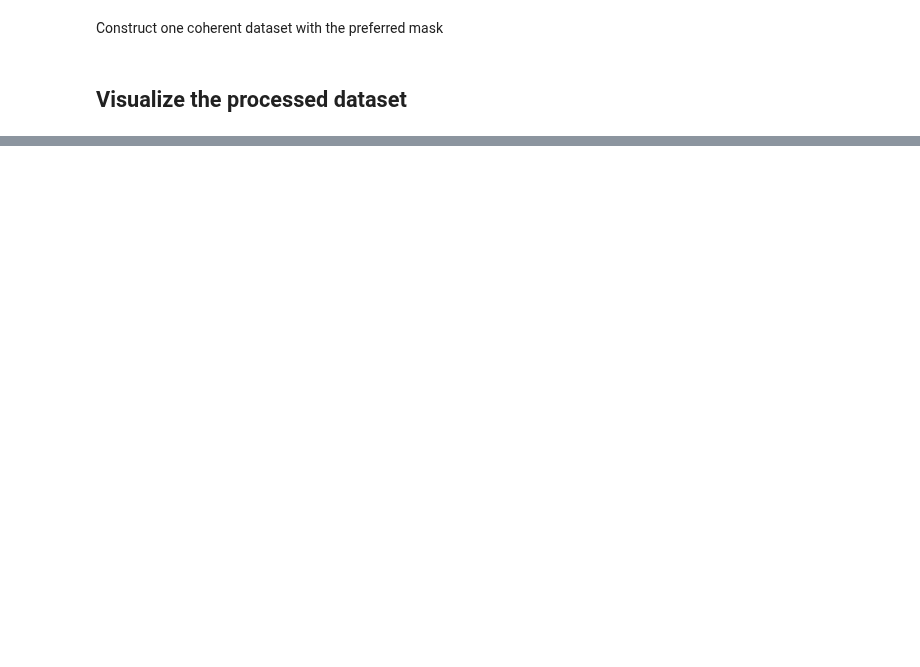
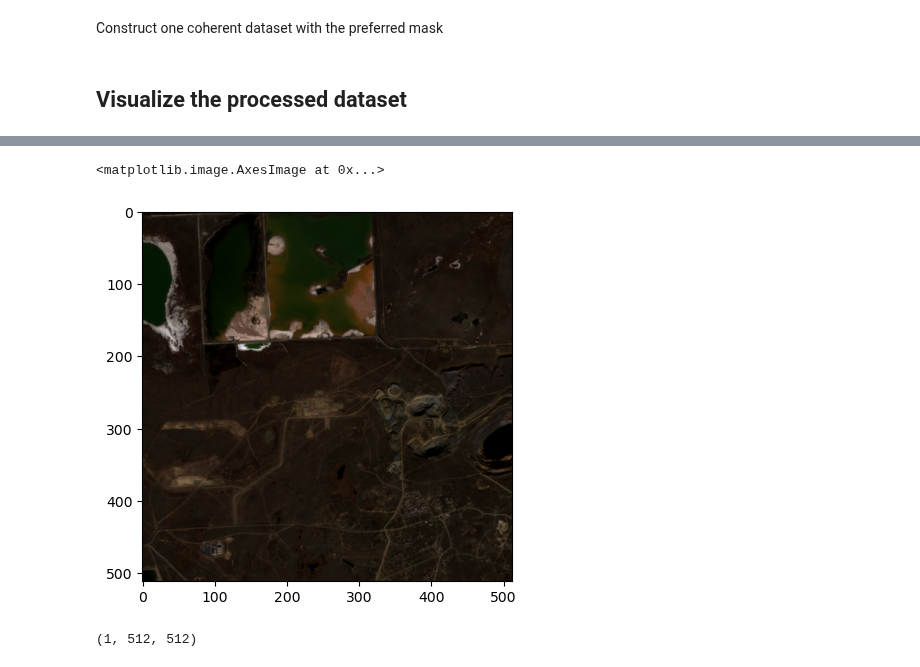
Before and after one commit to SimonJasansky/mine-segmentation, a Jupyter notebook: notebooks/04_check_dataset.ipynb, the cells around one changed output, grey strips where cells are left out. Saved outputs shown, nothing was run; the diff lists cells and outputs as text; code cells hidden in the pictures; blank space fills up the shorter version.

```diff
--- a/notebooks/04_check_dataset.ipynb
+++ b/notebooks/04_check_dataset.ipynb
@@ -124,0 +129,7 @@ Map(center=[58.249921881962344, 114.08333096324546], controls=(ZoomControl(optio
+# %%
+chips_dir = "/data/processed/chips/train/chips"
+# list files
+files = os.listdir(root + chips_dir)
+
+img = np.load(root + chips_dir + "/" + files[0])
+img.shape
@@ -124,0 +158,20 @@ Map(center=[58.249921881962344, 114.08333096324546], controls=(ZoomControl(optio
+# %%
+im2display = img.transpose((1,2,0))
+
+# normalize and clip the image ranges
+im2display = (im2display - im2display.min()) / (im2display.max() - im2display.min())
+im2display = np.clip(im2display, 0, 1)
+
+plt.imshow(im2display)
+# %% [output]
+<matplotlib.image.AxesImage at 0x...>
+[figure, added]
+# %%
+labels_dir = "/data/processed/chips/train/labels"
+# list files
+files = os.listdir(root + labels_dir)
+
+mask = np.load(root + labels_dir + "/" + files[0])
+mask.shape
+# %% [output]
+(1, 512, 512)
```
Also changed, not shown: parts of 7 cells of this notebook, 12 other files.
